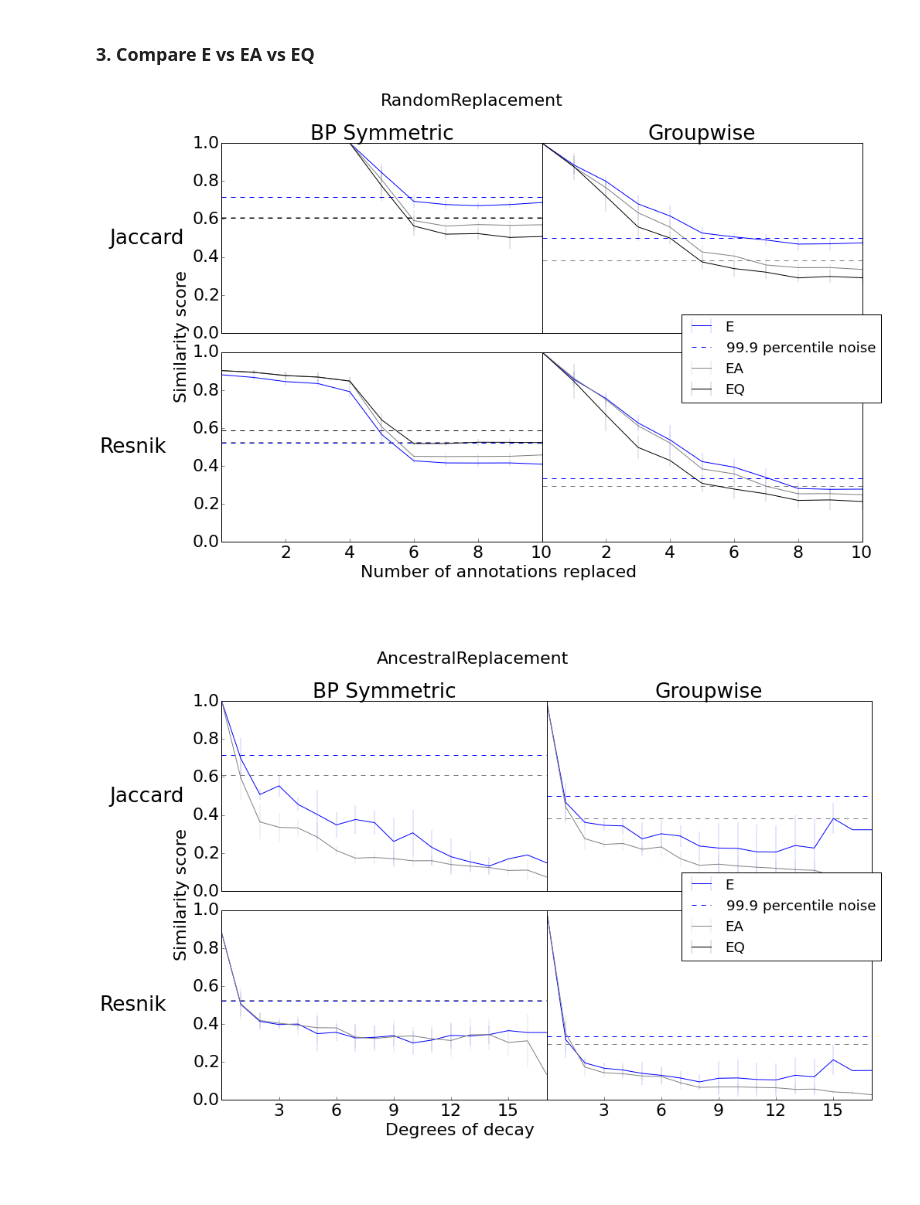
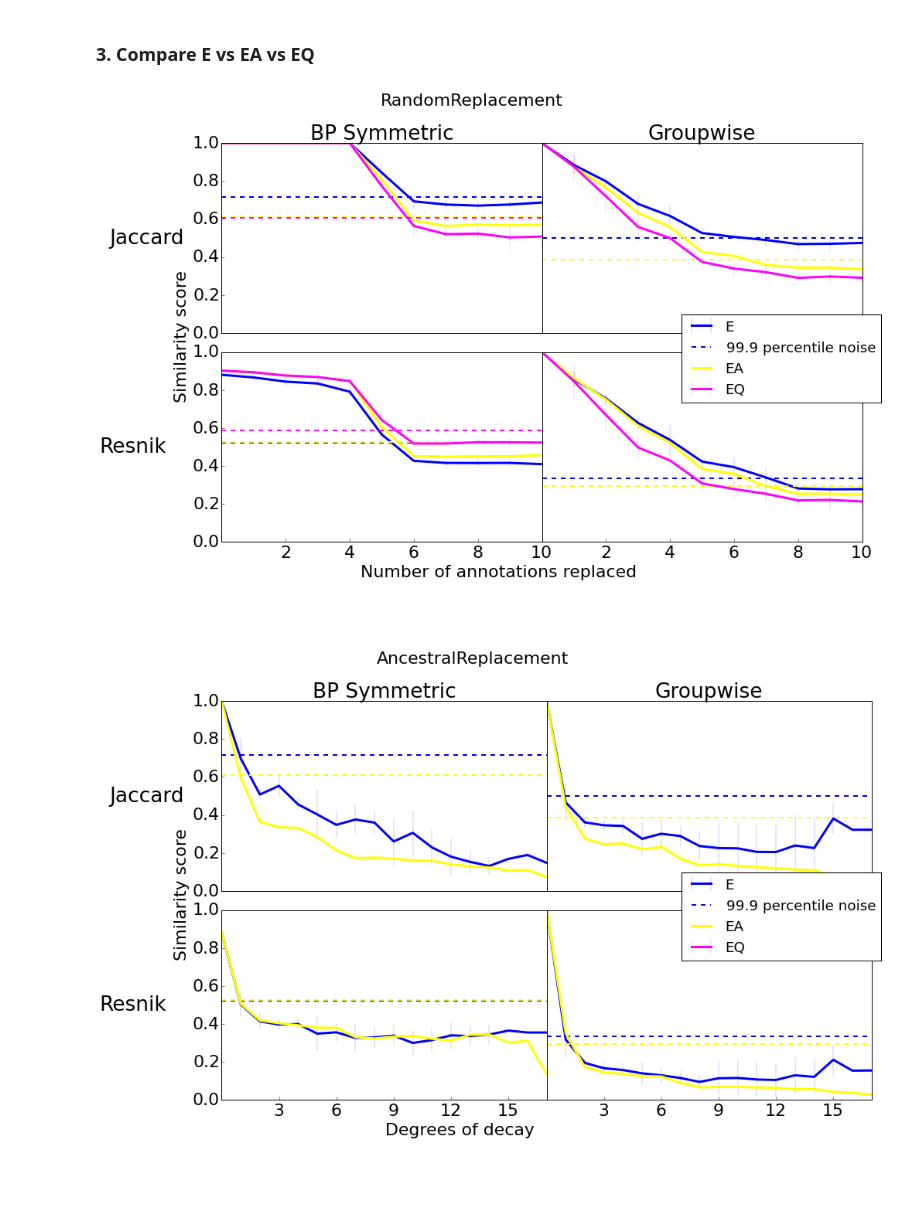
Before and after one commit to prashanti/semantic-similarity-sensitivityanalysis, a Jupyter notebook: src/Notebooks/Level4-EvsEAvsEQ.ipynb, the cells around one changed output. Cells and saved outputs as stored; diff of their text form; code cells hidden in the pictures.

Commit message:
color changes

```diff
--- a/src/Notebooks/Level4-EvsEAvsEQ.ipynb
+++ b/src/Notebooks/Level4-EvsEAvsEQ.ipynb
@@ -38,10 +38,11 @@ def error(scorelist):
 # %% [markdown]
 ### 3. Compare E vs EA vs EQ
 # %%
+
 quartile="50"
 granularity='E'
 titledict={'BPSym__Jaccard':'Jaccard',  'BPAsym__Jaccard':'Jaccard','BPSym_AIC_Resnik':'Resnik','BPSym_PIC_Resnik':'Resnik', 'BPAsym_AIC_Resnik':'Resnik'  , 'BPSym_AIC_Lin':'Lin',  'BPAsym_AIC_Lin':'Lin',  'BPSym_AIC_Jiang':'Jiang', 'BPAsym_AIC_Jiang':'Jiang', '_AIC_simGIC':'simGIC','_PIC_simGIC':'simGIC','BPAsym_AIC_HRSS':'HRSS',  'BPSym_AIC_HRSS':'HRSS','Groupwise_Jaccard':'Groupwise Jaccard','AP__Jaccard':'Jaccard','AP_AIC_HRSS':'HRSS','AP_AIC_Lin':'Lin','AP_AIC_Resnik':'Resnik','AP_AIC_Jiang':'Jiang','BPSym__Jaccard_50':'Jaccard','BPSym__Jaccard_80':'Jaccard','BPSym_AIC_Resnik_50':'Resnik','BPSym_AIC_Resnik_80':'Resnik'}
-colors={10:'blue',20:'green',40:'red','E':'blue','EA':'grey','EQ':'black'}
+colors={10:'blue',20:'green',40:'red','E':'blue','EA':'yellow','EQ':'magenta'}
 metrics=['BPSym__Jaccard','Groupwise_Jaccard','BPSym_AIC_Resnik','_AIC_simGIC']
 lines=[]
 legend=[]
@@ -84,7 +85,7 @@ for decaytype in ["RandomReplacement","AncestralReplacement"]:
                     for numreplaced in numreplacedlist :
                         signallist.append(np.mean(scores[metric][quartile][granularity][numreplaced]))
                         errorlist.append(error(scores[metric][quartile][granularity][numreplaced]))
-                    line=axarr[i][j].errorbar(numreplacedlist,signallist,yerr=errorlist,color=colors[granularity],capsize=0, elinewidth=0.2)
+                    line=axarr[i][j].errorbar(numreplacedlist,signallist,yerr=errorlist,color=colors[granularity],capsize=0, elinewidth=0.2,linewidth=3)
                     if granularity not in legend:
                         lines.append(line)
                         legend.append(granularity)
@@ -94,7 +95,7 @@ for decaytype in ["RandomReplacement","AncestralReplacement"]:
                         noisefile="../../results/FullDistribution/RandomReplacement/"+metricname+"/Noise/Distributions/"+granularity+"_NoiseDist50_Decay_Quartile"+str(quartile)+"_ProfileSize"+str(profilesize)+"_"+metric+"_Results.tsv"
                     if os.path.isfile(noisefile):
                         noisedist= json.load(open(noisefile))
-                        line=axarr[i][j].axhline(y=np.percentile(noisedist,99.9),linestyle='--',color=colors[granularity],label='_nolegend_')
+                        line=axarr[i][j].axhline(y=np.percentile(noisedist,99.9),linestyle='--',color=colors[granularity],label='_nolegend_',linewidth=2)
                         if "99.9 percentile noise" not in legend:
                             lines.append(line)
                             legend.append("99.9 percentile noise")
@@ -112,32 +113,32 @@ for decaytype in ["RandomReplacement","AncestralReplacement"]:
                             axarr[i][j].set_xlabel('                                           Number of annotations replaced')
                         else:
                             axarr[i][j].set_xlabel('                            Degrees of decay')
                     if j!=0:
                         axarr[i][j].get_yaxis().set_visible(False)
                     elif i==1:
                         axarr[i][j].set_ylabel('                                         Similarity score')
                     axarr[i][j].set_ylim(0,1)
                     axarr[i][j].set_xlim(0,max(numreplacedlist))
         if j==jmax:
             j=0
             i+=1
         else:
             j+=1
     pad = 5
     for ax, col in zip(axarr[0], ['BP Symmetric','Groupwise']):
         ax.annotate(col, xy=(0.5, 1), xytext=(0, pad),
                     xycoords='axes fraction', textcoords='offset points',
                     size='large', ha='center', va='baseline')
 
     for ax, row in zip(axarr[:,0], ['Jaccard','Resnik']):
         ax.annotate(row, xy=(0, 0.5), xytext=(-ax.yaxis.labelpad - pad, 0),
                     xycoords=ax.yaxis.label, textcoords='offset points',
                     size='large', ha='right', va='center')
     plt.figlegend(lines, legend,loc='center right',fontsize = 'small')
     plt.tight_layout()
     f.suptitle(decaytype)
     f.subplots_adjust(left=0.20, top=0.89)
     plt.subplots_adjust(wspace=0, hspace=0.1)
 # %% [output]
-[figure, old version]
+[figure, new version]
-[figure, old version]
+[figure, new version]
```
Also changed, not shown: parts of 1 cell of this notebook.
